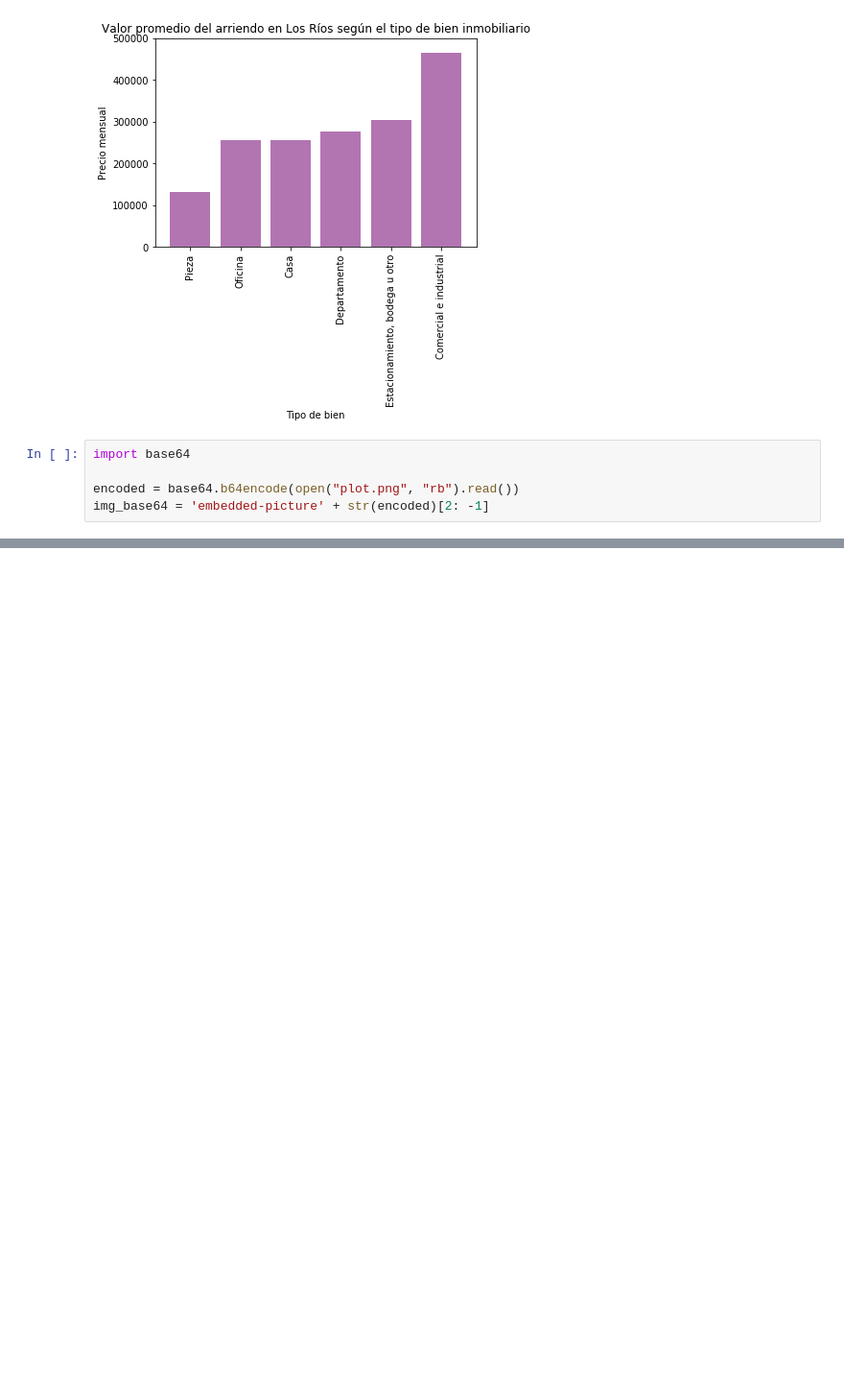
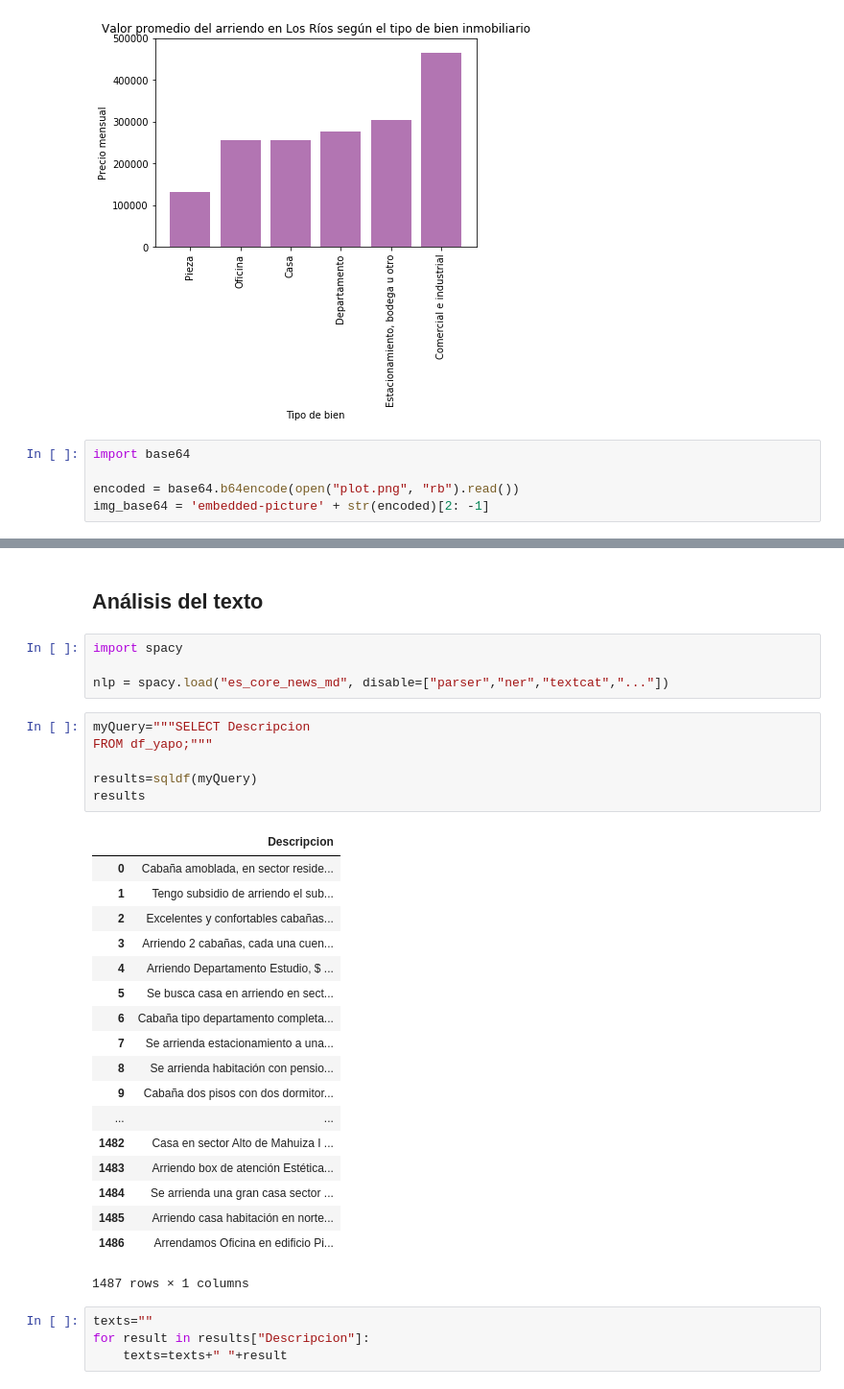
Before and after one commit to ActivismoDatosLosRios/datos-yapo, a Jupyter notebook: Notebook_MV.ipynb, the cells around one changed output, grey strips where cells are left out. Shown: that part at 96% size. Cells and saved outputs as stored; diff of their text form; blank space fills up the shorter version.

```diff
--- a/Notebook_MV.ipynb
+++ b/Notebook_MV.ipynb
@@ -87,3 +87,38 @@ x = requests.post(url, data = myData)
 print(x)
 # %% [output]
 <Response [200]>
+# %% [markdown]
+## Análisis del texto
+# %%
+import spacy
+
+nlp = spacy.load("es_core_news_md", disable=["parser","ner","textcat","..."])
+# %%
+myQuery="""SELECT Descripcion
+FROM df_yapo;"""
+
+results=sqldf(myQuery)
+results
+# %% [output]
+|  | Descripcion |
+| 0 | Cabaña amoblada, en sector reside... |
+| 1 | Tengo subsidio de arriendo el sub... |
+| 2 | Excelentes y confortables cabañas... |
+| 3 | Arriendo 2 cabañas, cada una cuen... |
+| 4 | Arriendo Departamento Estudio, $ ... |
+| 5 | Se busca casa en arriendo en sect... |
+| 6 | Cabaña tipo departamento completa... |
+| 7 | Se arrienda estacionamiento a una... |
+| 8 | Se arrienda habitación con pensio... |
+| 9 | Cabaña dos pisos con dos dormitor... |
+| ... | ... |
+| 1482 | Casa en sector Alto de Mahuiza I ... |
+| 1483 | Arriendo box de atención Estética... |
+| 1484 | Se arrienda una gran casa sector ... |
+| 1485 | Arriendo casa habitación en norte... |
+| 1486 | Arrendamos Oficina en edificio Pi... |
+1487 rows × 1 columns
+# %%
+texts=""
+for result in results["Descripcion"]:
+    texts=texts+" "+result
```
Also changed, not shown: parts of 14 cells of this notebook.
